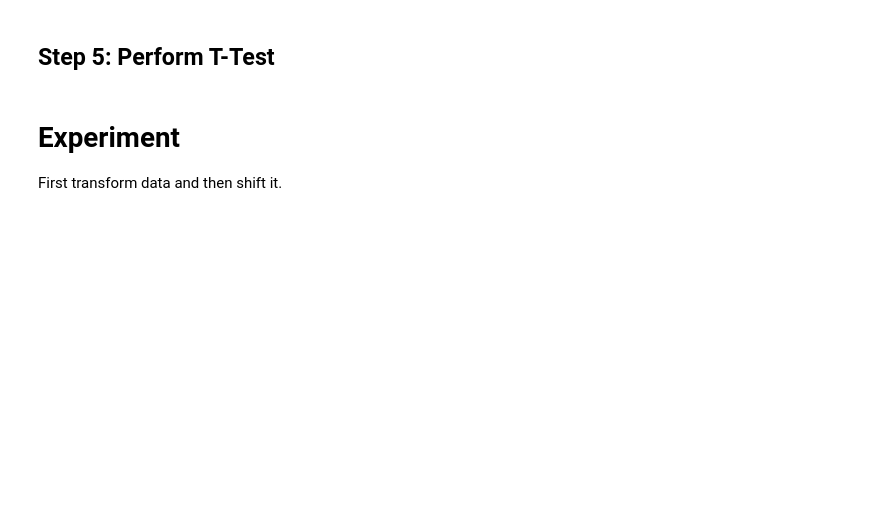
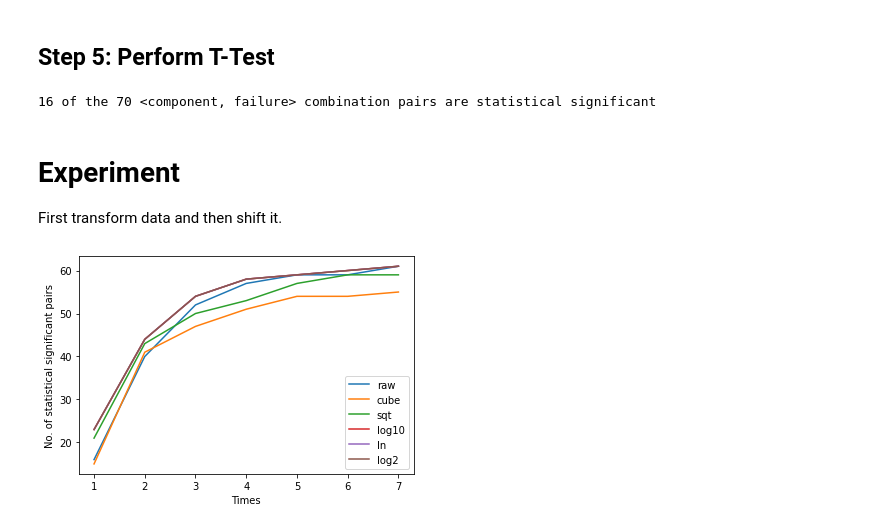
Before and after one commit to hpi-sam/rl-4-self-repair, a Jupyter notebook: data_analysis/data_shift_analysis.ipynb, the cells around one changed output. Cells and saved outputs as stored; diff of their text form; code cells hidden in the pictures; blank space fills up the shorter version.

```diff
--- a/data_analysis/data_shift_analysis.ipynb
+++ b/data_analysis/data_shift_analysis.ipynb
@@ -77,26 +78,30 @@ KeyboardInterrupt:
 ## Step 5: Perform T-Test
 # %%
 result = perform_ttest(mean_values, data_new, 'raw')
-print(len(result[result['pvalue']<0.025]), 'of the 70 <component, failure> pairs are statistical significant')
+print(len(result[result['pvalue']<0.025]), 'of the 70 <component, failure> combination pairs are statistical significant')
+# %% [output]
+16 of the 70 <component, failure> combination pairs are statistical significant
 # %% [markdown]
 # Experiment
 
 First transform data and then shift it.
 # %%
-# x + (prestd + curstd)
+# <component, failure> = x + (prestd + curstd) * times
 types = ['raw','cube', 'sqt', 'log10', 'ln', 'log2']
-results = []
-x_ticks = range(len(types))
+x_ticks = range(1,8)
 
 for t in types:
-    (means, shifted_data) = dh.shift_data(t)
-    ttest = perform_ttest(means, shifted_data, t)
-    results.append(len(ttest[ttest['pvalue']<0.025]))
+    results = []
+    for i in x_ticks:
+        (means, shifted_data) = dh.shift_data(t, times=i)
+        ttest = perform_ttest(means, shifted_data, t)
+        r = len(ttest[ttest['pvalue']<0.025])
+        results.append(r)
+    plt.plot(x_ticks, results, label=t)
 
-bar_plot = plt.bar(x_ticks, results)
-
-for idx, rect in enumerate(bar_plot):
-    height = rect.get_height()
-    plt.text(rect.get_x() + rect.get_width()/2., 0.9*height,results[idx],ha='center', va='bottom', rotation=0, color="white")
-
-plt.xticks(x_ticks, types, rotation='vertical')
+plt.xlabel("Times")
+plt.ylabel("No. of statistical significant pairs")
+plt.legend()
+plt.show()
+# %% [output]
+[figure, added]
```
Also changed, not shown: parts of 5 cells of this notebook, 4 other files.
